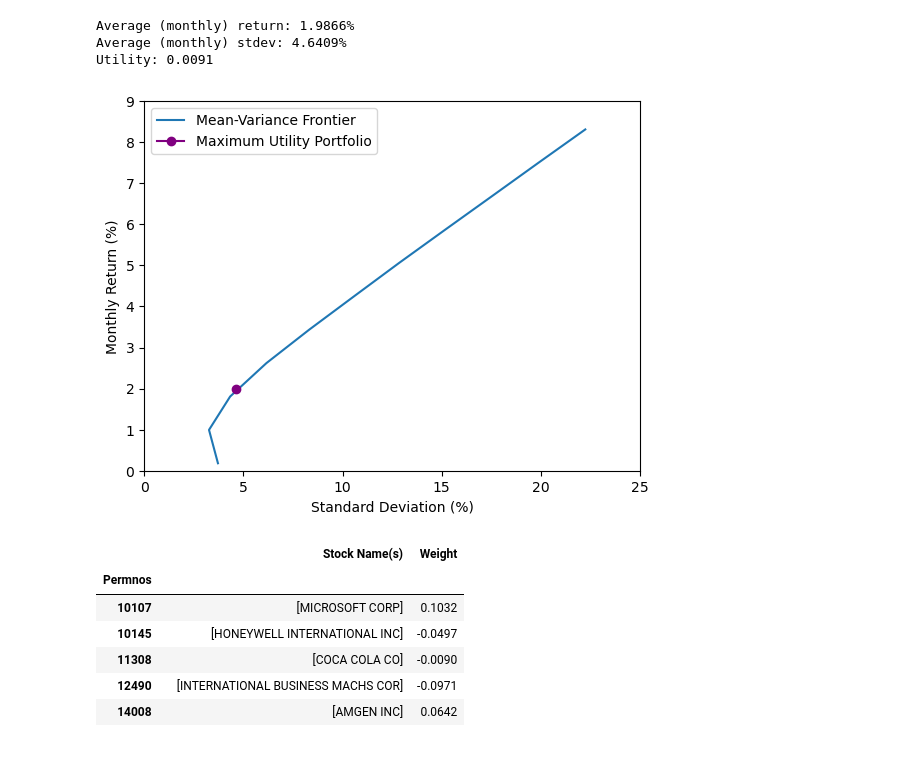
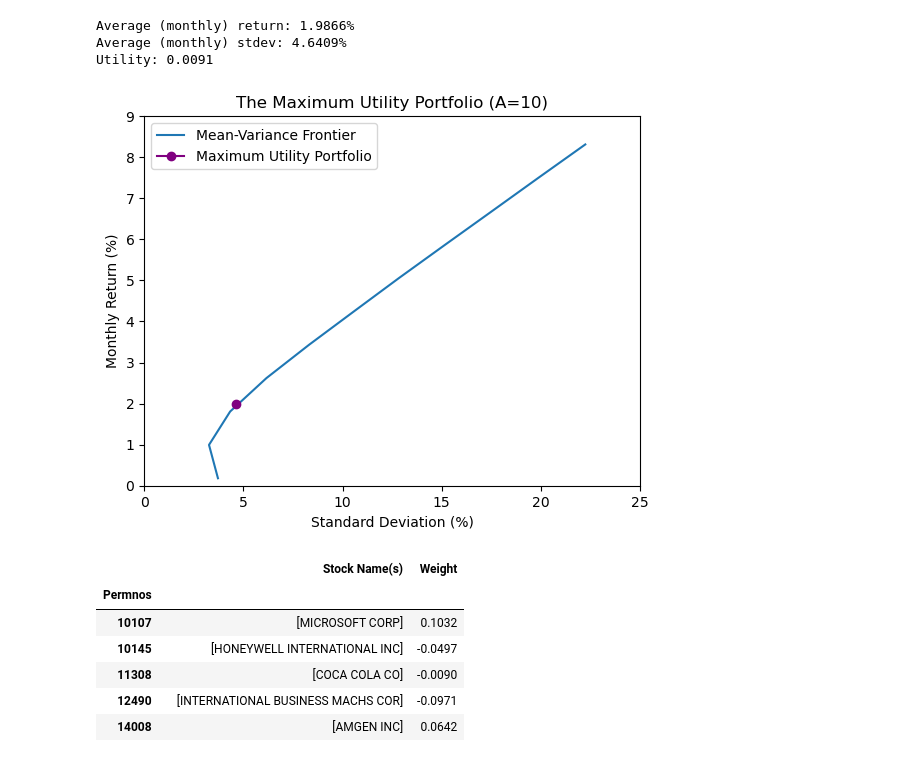
Before and after one commit to uWaterloo-CFM/CFM-301, a Jupyter notebook: Assignment 1/DA1 Task 4 - Mean-Variance Analysis.ipynb, the cells around one changed output. Cells and saved outputs as stored; diff of their text form; code cells hidden in the pictures.

```diff
--- a/Assignment 1/DA1 Task 4 - Mean-Variance Analysis.ipynb
+++ b/Assignment 1/DA1 Task 4 - Mean-Variance Analysis.ipynb
@@ -429,14 +432,15 @@ Utility: 0.0091
 # %%
 plt.plot(portfolio_summary.loc["stdev (%)", :], portfolio_summary.loc["Monthly Return (%)", :], label="Mean-Variance Frontier")
 plt.plot([std_max_util * 100], [ret_max_util * 100], marker="o", color='purple', label="Maximum Utility Portfolio")
+plt.title("The Maximum Utility Portfolio (A=10)")
 plt.xlabel("Standard Deviation (%)")
 plt.ylabel("Monthly Return (%)")
 plt.xlim(0, 25)
 plt.ylim(0, 9)
 plt.legend()
 plt.show()
 # %% [output]
-[figure, old version]
+[figure, new version]
 # %%
 # Weights
 max_util_portfolio_df
```
Also changed, not shown: parts of 3 cells of this notebook, 2 other files.
